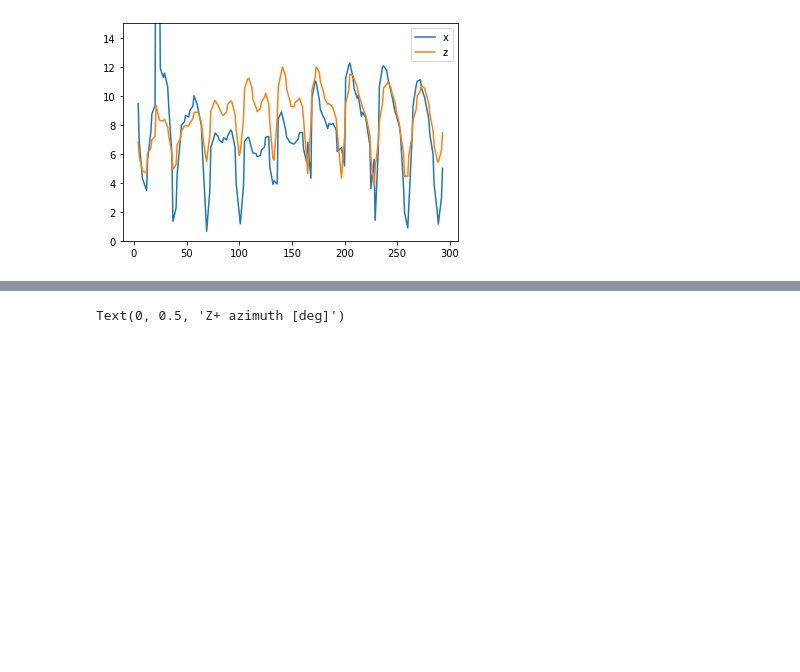
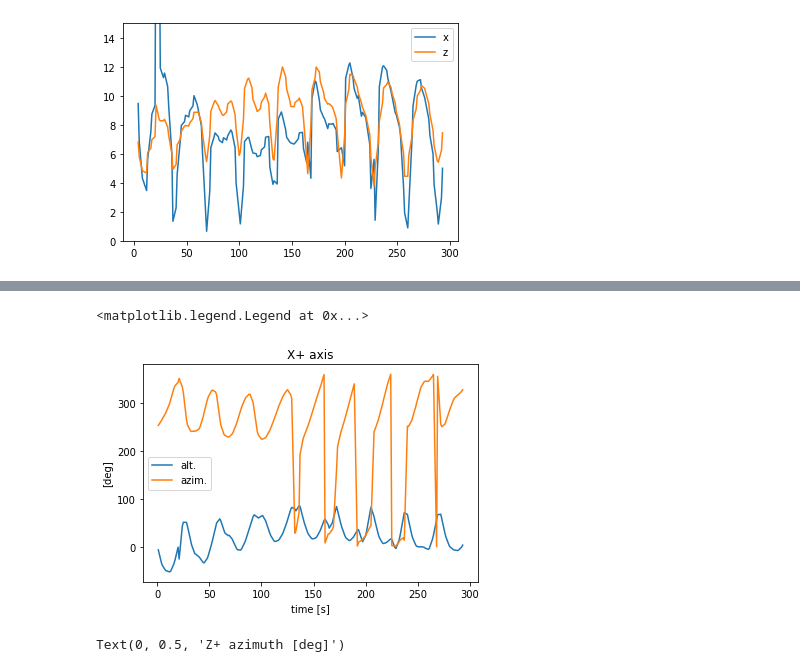
Before and after one commit to limu007/cube, a Jupyter notebook: Attitude_computed.ipynb, the cells around one changed output, grey strips where cells are left out. Drawn from its saved outputs; the diff is of its cells as text; code cells hidden in the pictures; blank space fills up the shorter version.

```diff
--- a/Attitude_computed.ipynb
+++ b/Attitude_computed.ipynb
@@ -137,3 +166,20 @@ UFuncTypeError: ufunc 'subtract' did not contain a loop with signature matching
+# %%
+magxll=[]
+for j in range(len(axes_z)):
+    dir1=coord.SkyCoord(axes_x[j].icrs.ra,axes_x[j].icrs.dec)
+    aa=coord.AltAz(location=axes_x[j].location,obstime=axes_x[j].obstime)
+    magxll.append(exalt(dir1.transform_to(aa)))
+magxll=np.array(magxll).T
+
+pl.plot(dt2,magxll[0],label='alt.')
+pl.plot(dt2,magxll[1],label='azim.')
+pl.ylabel('[deg]')
+pl.xlabel('time [s]')
+pl.title('X+ axis')
+pl.legend()
+# %% [output]
+<matplotlib.legend.Legend at 0x...>
+[figure, added]
 # %%
 azis=[d.altaz.az.value for d in axes_z]
 alts=[d.altaz.alt.value for d in axes_z]
```
Also changed, not shown: parts of 15 cells of this notebook, 1 other file.
